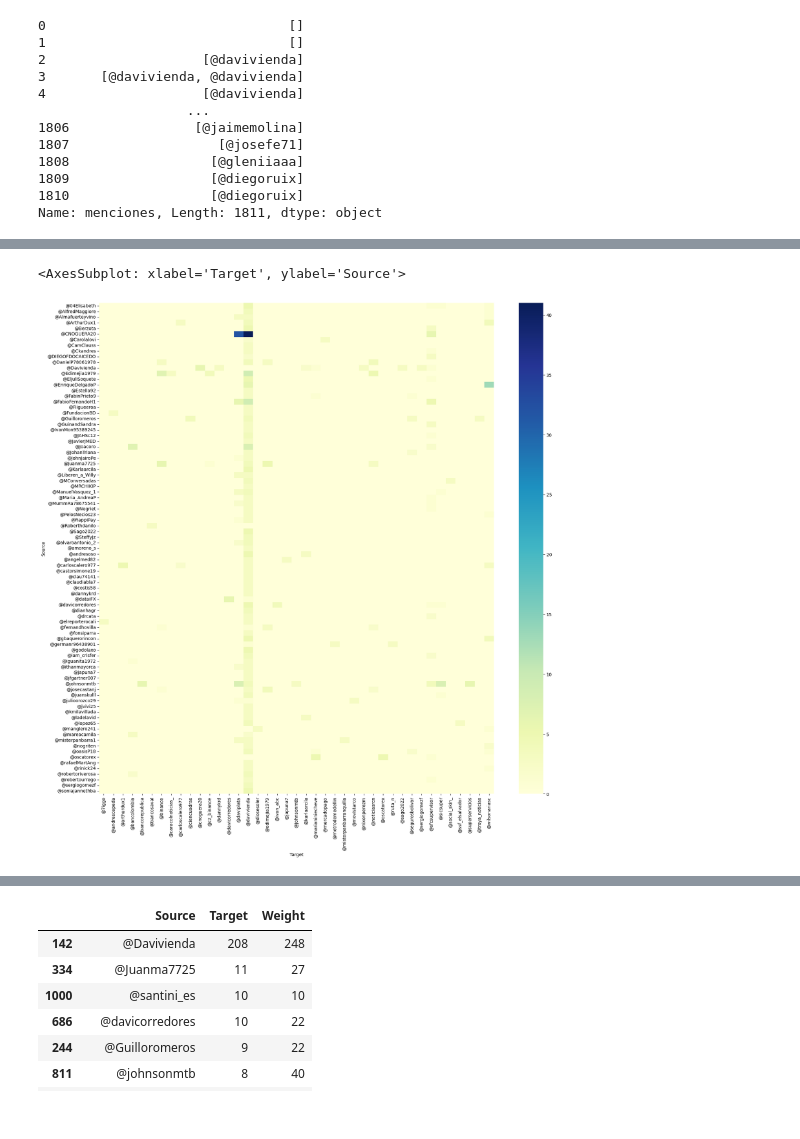
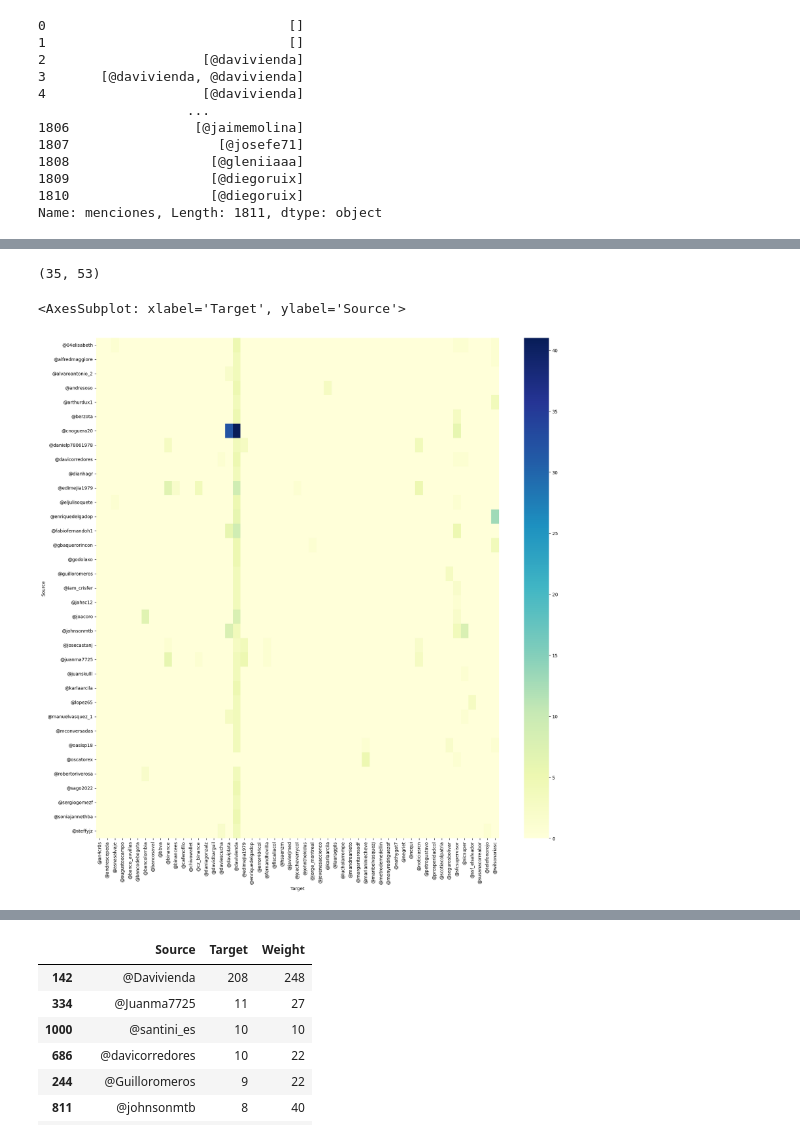
Before and after one commit to Izainea/pruebas_vivi, a Jupyter notebook: prueba_NLP_cientifico_vivi/Código/Exploración.ipynb, the cells around one changed output, grey strips where cells are left out. Saved outputs shown, nothing was run; the diff lists cells and outputs as text; code cells hidden in the pictures.

```diff
--- a/prueba_NLP_cientifico_vivi/Código/Exploración.ipynb
+++ b/prueba_NLP_cientifico_vivi/Código/Exploración.ipynb
@@ -89,3 +111,5 @@ df_tweets['conteo_hashtags'] = df_tweets['hashtags'].apply(lambda x: len(x))
 df_tweets['menciones'] = df_tweets['Embedded_text_1'].apply(lambda x: re.findall(r'@\S+', x))
 df_tweets['menciones'] = [[re.sub("[^0-9A-Za-z\_\-@]","",men.lower()) for men in k] for k in df_tweets['menciones']]
 df_tweets['conteo_menciones'] = df_tweets['menciones'].apply(lambda x: len(x))
+
+df_tweets['UserName']=df_tweets['UserName'].apply(lambda x: re.sub("[^0-9A-Za-z\_\-@]","",x.lower()))
@@ -111,7 +132,7 @@ nlp_sentiment = pipeline("sentiment-analysis", model="nlptown/bert-base-multilin
 ## Aplicamos el modelo a los tweets
 
 df_tweets['sentiment'] = df_tweets['Embedded_text_1'].apply(lambda x: nlp_sentiment(x)[0]['label'])
-df_tweets['score'] = df_tweets['Embedded_text_1'].apply(lambda x: nlp_sentiment(x)[0]['score'])
+df_tweets['sentiment_score'] = df_tweets['Embedded_text_1'].apply(lambda x: nlp_sentiment(x)[0]['sentiment_score'])
 # %% [output]
 Some layers from the model checkpoint at nlptown/bert-base-multilingual-uncased-sentiment were not used when initializing TFBertForSequenceClassification: ['dropout_37']
 - This IS expected if you are initializing TFBertForSequenceClassification from the checkpoint of a model trained on another task or with another architecture (e.g. initializing a BertForSequenceClass ...
@@ -139,16 +160,6 @@ min         0.219787
 75%         0.697739
 max         0.971901
 Name: score, dtype: float64
-# %%
-## Análisis de entidades
-
-## Cargamos el modelo de entidades
-
-nlp_entidades = pipeline("ner", model="dslim/bert-base-NER")
-
-## Aplicamos el modelo a los tweets
-
-df_tweets['entidades'] = df_tweets['Embedded_text_1'].apply(lambda x: nlp_entidades(x))
 # %%
 df_tweets['menciones']
 # %% [output]
@@ -242,10 +277,11 @@ df_heat_map=df_heat_map.fillna(0)
 # %%
-df_columns_heatmap=df_heat_map[((df_heat_map>2).sum()[(df_heat_map>2).sum()>0]).index]
-df_columns_heatmap=df_columns_heatmap[((df_columns_heatmap>2).sum(axis=1)>0)]
-df_columns_heatmap
+df_columns_heatmap=df_heat_map[((df_heat_map>0).sum()[(df_heat_map>0).sum()>3]).index]
+df_columns_heatmap=df_columns_heatmap[((df_columns_heatmap>3).sum(axis=1)>0)]
+print(df_columns_heatmap.shape)
 
 plt.figure(figsize=(20,20))
 sns.heatmap(df_columns_heatmap,cmap="YlGnBu")
 # %% [output]
-<AxesSubplot: xlabel='Target', ylabel='Source'>
+(35, 53)
+<AxesSubplot: xlabel='Target', ylabel='Source'>
-[figure, old version]
+[figure, new version]
```
Also changed, not shown: parts of 25 cells of this notebook, 1 other file.
